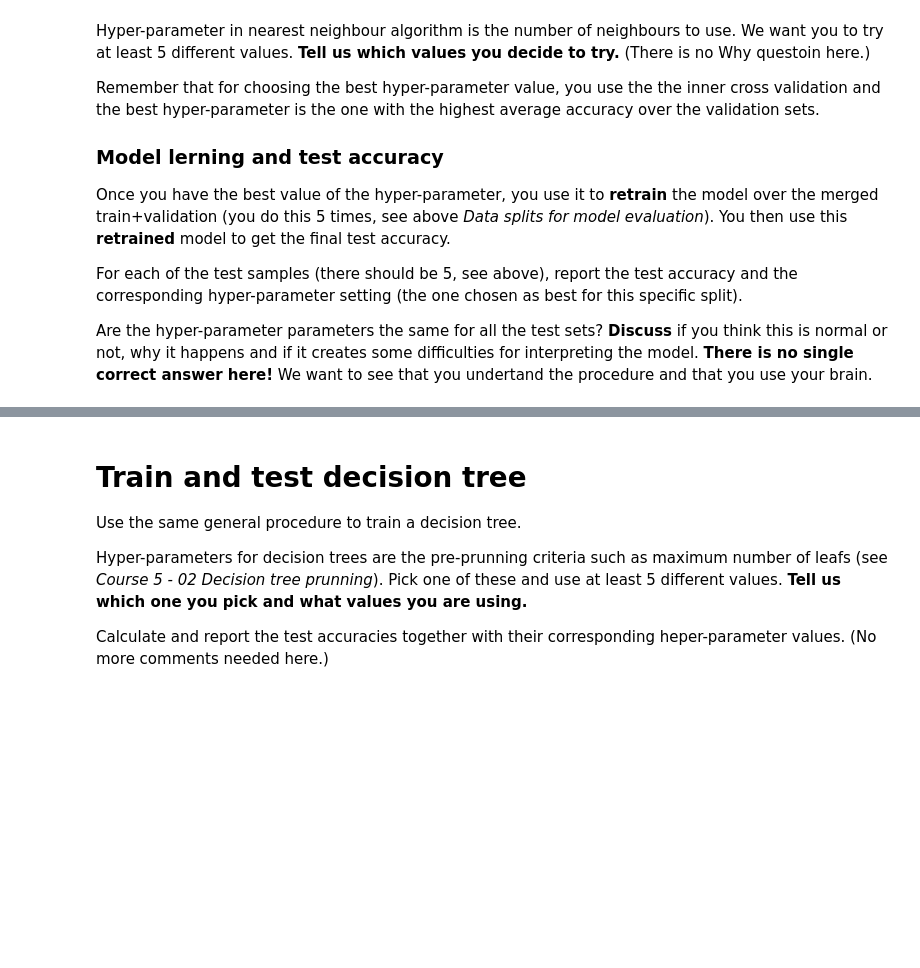
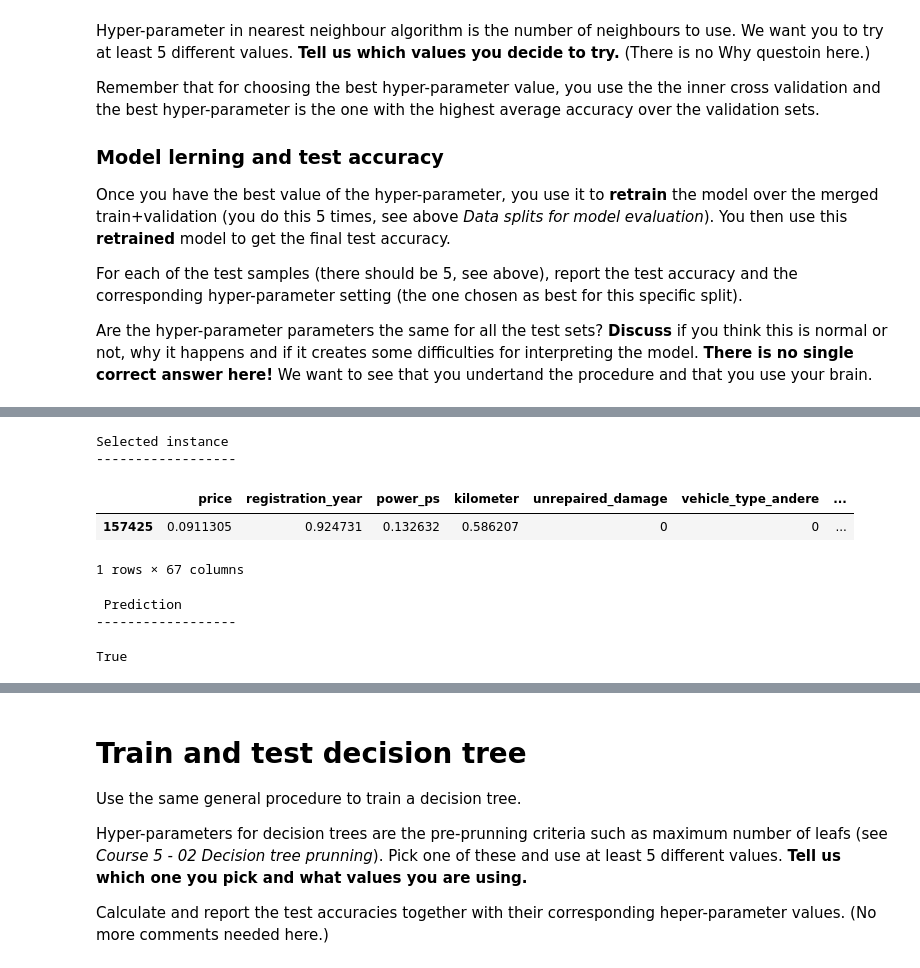
Before and after one commit to abousedas/datamining-tp02, a Jupyter notebook: TP2 - 01 Description.ipynb, the cells around one changed output, grey strips where cells are left out. Cells and saved outputs as stored; diff of their text form; code cells hidden in the pictures; blank space fills up the shorter version.

Commit message:
Finish data preprocessing

```diff
--- a/TP2 - 01 Description.ipynb
+++ b/TP2 - 01 Description.ipynb
@@ -357,7 +365,3 @@ Once you have the best value of the hyper-parameter, you use it to **retrain** t
 For each of the test samples (there should be 5, see above), report the test accuracy and the corresponding hyper-parameter setting (the one chosen as best for this specific split).
 
 Are the hyper-parameter parameters the same for all the test sets? **Discuss** if you think this is  normal or not, why it happens and if it creates some difficulties for interpreting the model. **There is no single correct answer here!** We want to see that you undertand the procedure and that you use your brain.
-# %%
-def nearest_neigbour_classifier():
-    # CODE GOES HERE
-    pass
@@ -364,6 +378,46 @@ def nearest_neigbour_classifier():
+# %%
+from sklearn import neighbors
+
+
+def nearest_neigbour_classifier(in_train, out_train):
+    # number of neighbours (k) to consider
+    k = 5 # need to tune that number
+
+    # create nearest neighbour classifier object
+    nn_classifier = neighbors.KNeighborsClassifier(n_neighbors=k)
+
+    # learn model using the training set inputs and outputs
+    nn_classifier.fit(in_train,out_train)
+
+    # select an instance
+    one_instance = pd.DataFrame(in_test.iloc[3,:]).transpose() # careful to have same shape as dataframe !
+    print('Selected instance')
+    print('------------------')
+    display(one_instance)
+
+    # make prediction for instance
+    pred = nn_classifier.predict(one_instance)
+    print('\n Prediction')
+    print('------------------')
+    display(pred[0])
 # %%
 # here we calculate accuracies for the diferent
 # hyper-parameter in nearest neignbour algorithm
+from sklearn.model_selection import train_test_split
+
+
+# split output and input data to train and test sets
+out_train, out_test, in_train, in_test = train_test_split(out_autos, norm_in, test_size=5, shuffle=True, random_state=123)
+nearest_neigbour_classifier(in_train, out_train)
+# %% [output]
+Selected instance
+------------------
+|  | price | registration_year | power_ps | kilometer | unrepaired_damage | vehicle_type_andere | ... |
+| 157425 | 0.0911305 | 0.924731 | 0.132632 | 0.586207 | 0 | 0 | ... |
+1 rows × 67 columns
+ Prediction
+------------------
+True
 # %%
 nn_clf_accuracies = None
 
```
Also changed, not shown: parts of 15 cells of this notebook.
